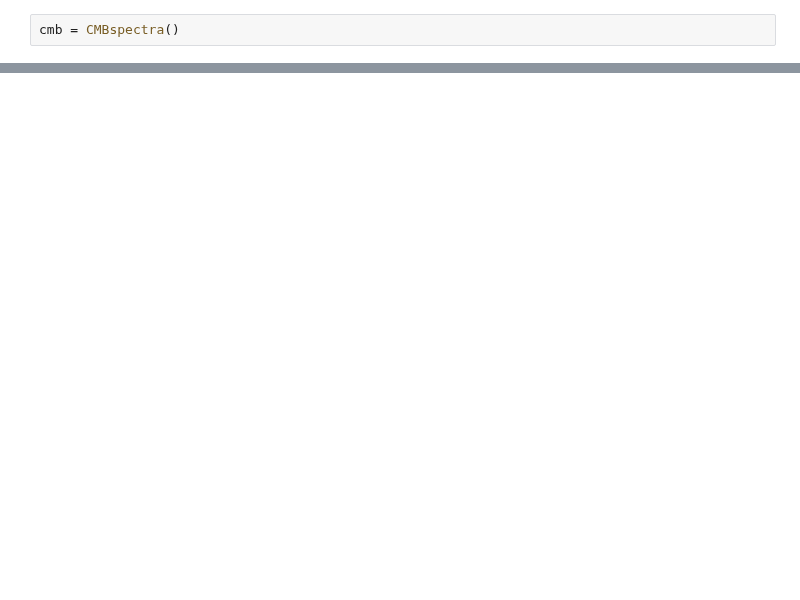
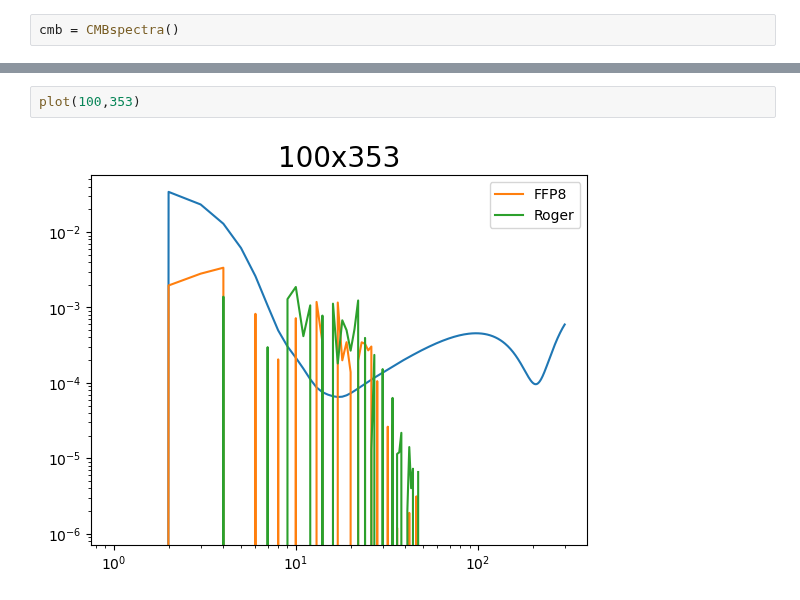
Before and after one commit to antolonappan/taunet, a Jupyter notebook: Notebooks/ncm.ipynb, the cells around one changed output, grey strips where cells are left out. Saved outputs shown, nothing was run; the diff lists cells and outputs as text; blank space fills up the shorter version.

```diff
--- a/Notebooks/ncm.ipynb
+++ b/Notebooks/ncm.ipynb
@@ -76,0 +40,4 @@ for f in [23,100,143,353]:
+# %%
+plot(100,353)
+# %% [output]
+[figure, added]
```
Also changed, not shown: parts of 19 cells of this notebook, 3 other files.
